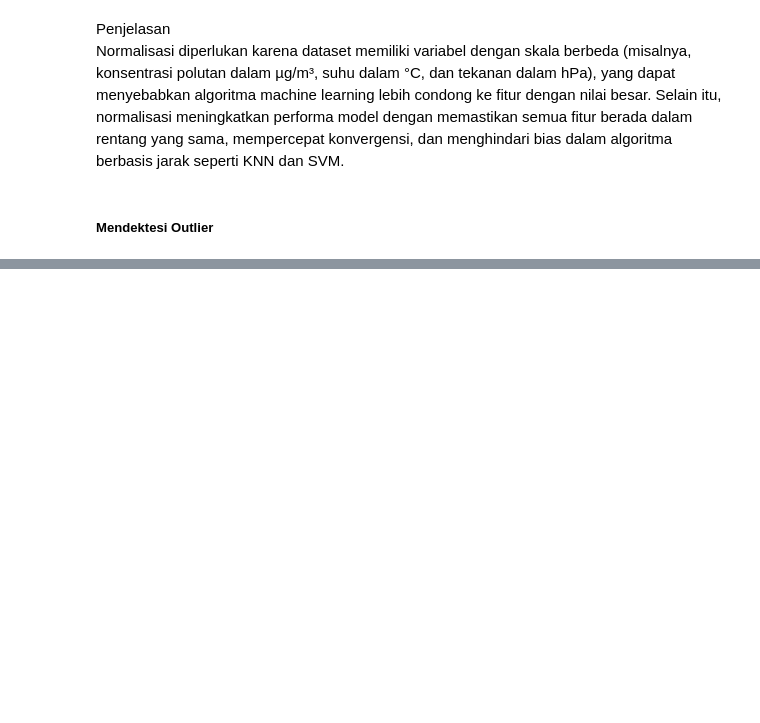
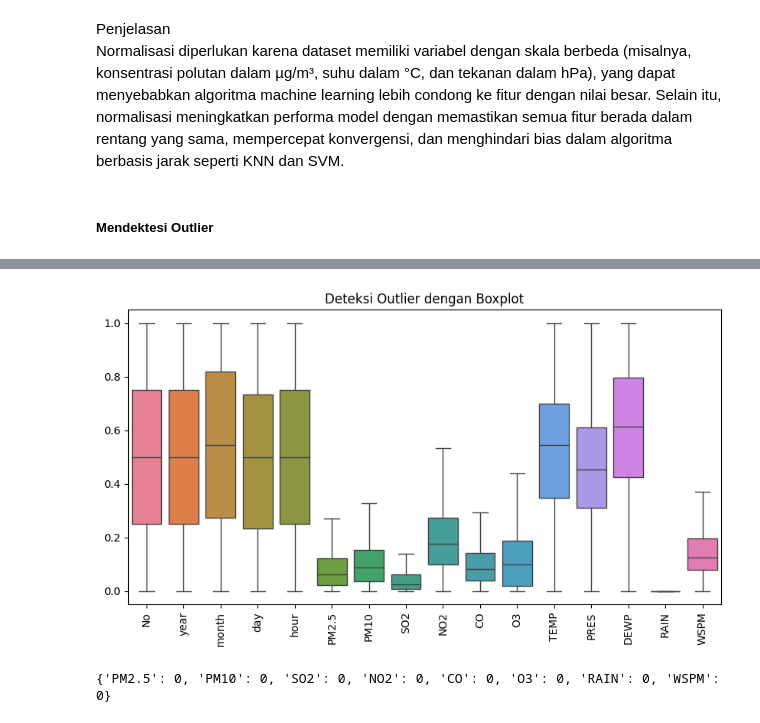
Before and after one commit to Hidayattt24/Kelompok_09_Tugas01_Data_Preparation, a Jupyter notebook: Kelompok9.ipynb, the cells around one changed output, grey strips where cells are left out. Drawn from its saved outputs; the diff is of its cells as text; code cells hidden in the pictures; blank space fills up the shorter version.

```diff
--- a/Kelompok9.ipynb
+++ b/Kelompok9.ipynb
@@ -278,0 +276,20 @@ plt.show()
+# %%
+def cap_outliers(df_numeric, columns):
+    for column in columns:
+        Q1 = df_numeric[column].quantile(0.25)
+        Q3 = df_numeric[column].quantile(0.75)
+        IQR = Q3 - Q1
+
+        lower_bound = Q1 - 1.5 * IQR
+        upper_bound = Q3 + 1.5 * IQR
+
+        # Ganti nilai outlier dengan batas bawah dan atas
+        df_numeric[column] = df_numeric[column].clip(lower=lower_bound, upper=upper_bound)
+
+    return df_numeric
+
+# Kolom numerik yang mengandung outlier
+feature_num = ['PM2.5', 'PM10', 'SO2', 'NO2', 'CO', 'O3', 'RAIN', 'WSPM']
+
+# Menangani outlier dengan metode capping
+df_numeric = cap_outliers(df_numeric, feature_num)
@@ -278,0 +325,34 @@ plt.show()
+# %%
+# Visualisasi boxplot untuk semua kolom numerik
+plt.figure(figsize=(10,5))
+sns.boxplot(data=df_numeric)
+plt.xticks(rotation=90)  # Rotasi label agar lebih mudah dibaca
+plt.title("Deteksi Outlier dengan Boxplot")
+plt.show()
+# %% [output]
+[figure, added]
+# %%
+# Daftar kolom yang akan dicek outliernya
+outlier_cols = ["PM2.5", "PM10", "SO2", "NO2", "CO", "O3", "RAIN", "WSPM"]
+
+# Fungsi untuk menghitung jumlah outlier
+def count_outliers_iqr(df_numeric, cols):
+    outlier_counts = {}
+    for col in cols:
+        Q1 = np.quantile(df_numeric[col], 0.25)
+        Q3 = np.quantile(df_numeric[col], 0.75)
+        IQR = Q3 - Q1
+        min_IQR = Q1 - 1.5 * IQR
+        max_IQR = Q3 + 1.5 * IQR
+
+        # Hitung jumlah outlier
+        outliers = df_numeric[(df_numeric[col] < min_IQR) | (df_numeric[col] > max_IQR)]
+        outlier_counts[col] = len(outliers)
+
+    return outlier_counts
+
+# Hitung jumlah outlier pada dataset
+outlier_counts = count_outliers_iqr(df_numeric, outlier_cols)
+print(outlier_counts)
+# %% [output]
+{'PM2.5': 0, 'PM10': 0, 'SO2': 0, 'NO2': 0, 'CO': 0, 'O3': 0, 'RAIN': 0, 'WSPM': 0}
```
Also changed, not shown: parts of 27 cells of this notebook.
